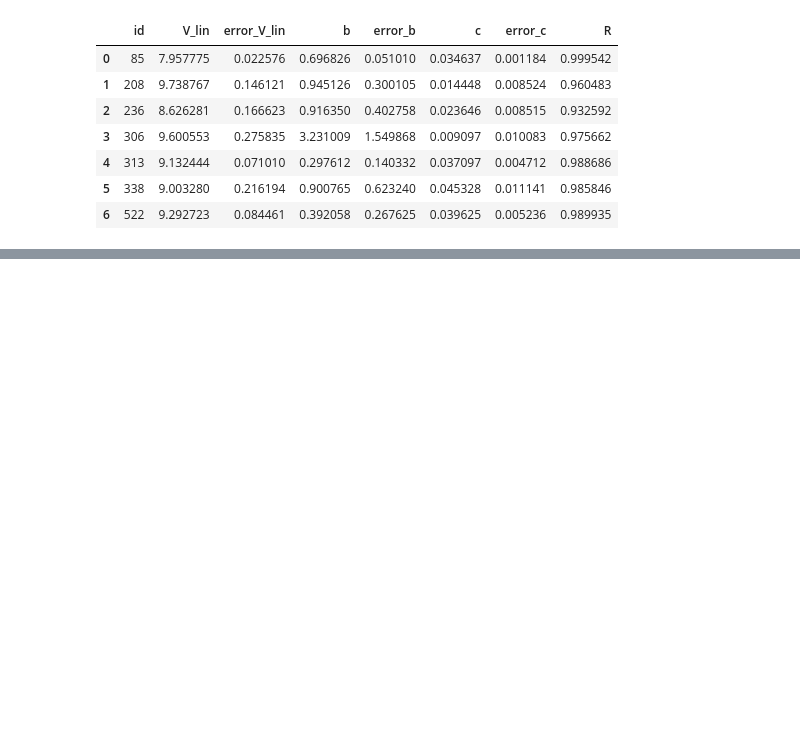
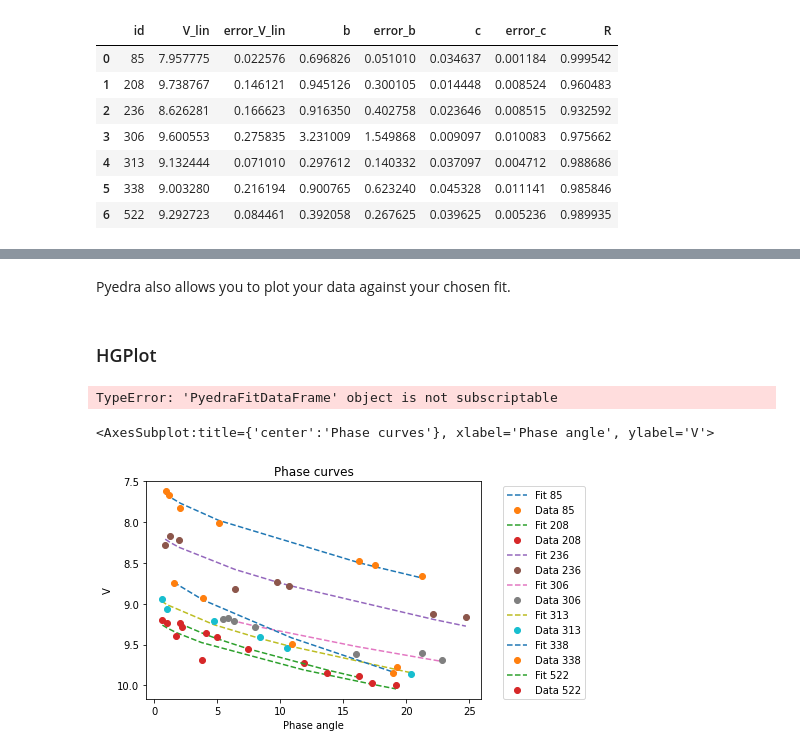
Before and after one commit to milicolazo/Pyedra, a Jupyter notebook: docs/source/tutorial.ipynb, the cells around one changed output, grey strips where cells are left out. Saved outputs shown, nothing was run; the diff lists cells and outputs as text; code cells hidden in the pictures; blank space fills up the shorter version.

```diff
--- a/docs/source/tutorial.ipynb
+++ b/docs/source/tutorial.ipynb
@@ -54,0 +85,6 @@ pyedra.Shev_fit(df)
+# %% [markdown]
+Pyedra also allows you to plot your data against your chosen fit.
+# %% [markdown]
+### HGPlot
+# %%
+HG = pyedra.HG_fit(df)
@@ -54,0 +93,9 @@ pyedra.Shev_fit(df)
+# %%
+asteroid = HG[HG["id"] == 85]
+# %% [output]
+TypeError: 'PyedraFitDataFrame' object is not subscriptable
+# %%
+HG.plot(df = df)
+# %% [output]
+<AxesSubplot:title={'center':'Phase curves'}, xlabel='Phase angle', ylabel='V'>
+[figure, added]
```
Also changed, not shown: parts of 26 cells of this notebook, 1 other file.
